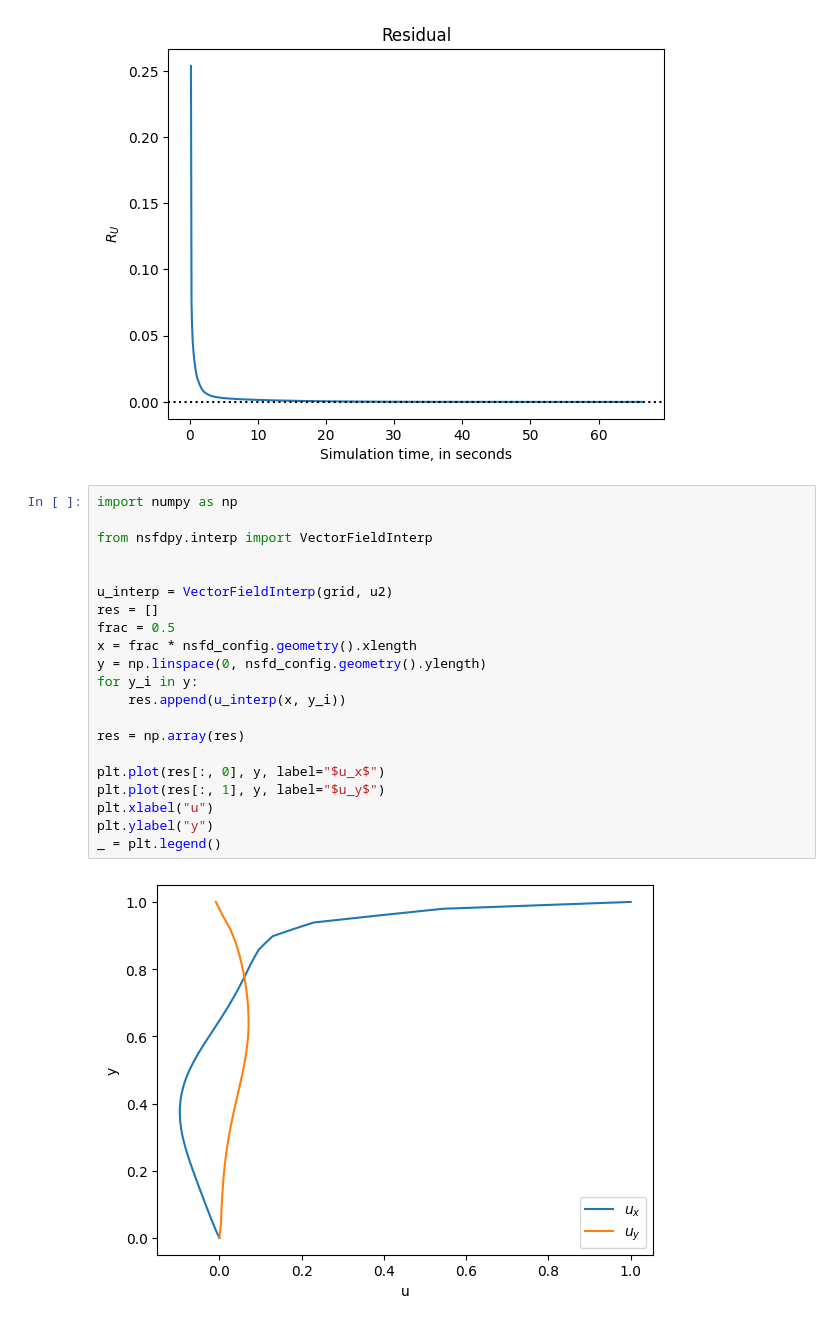
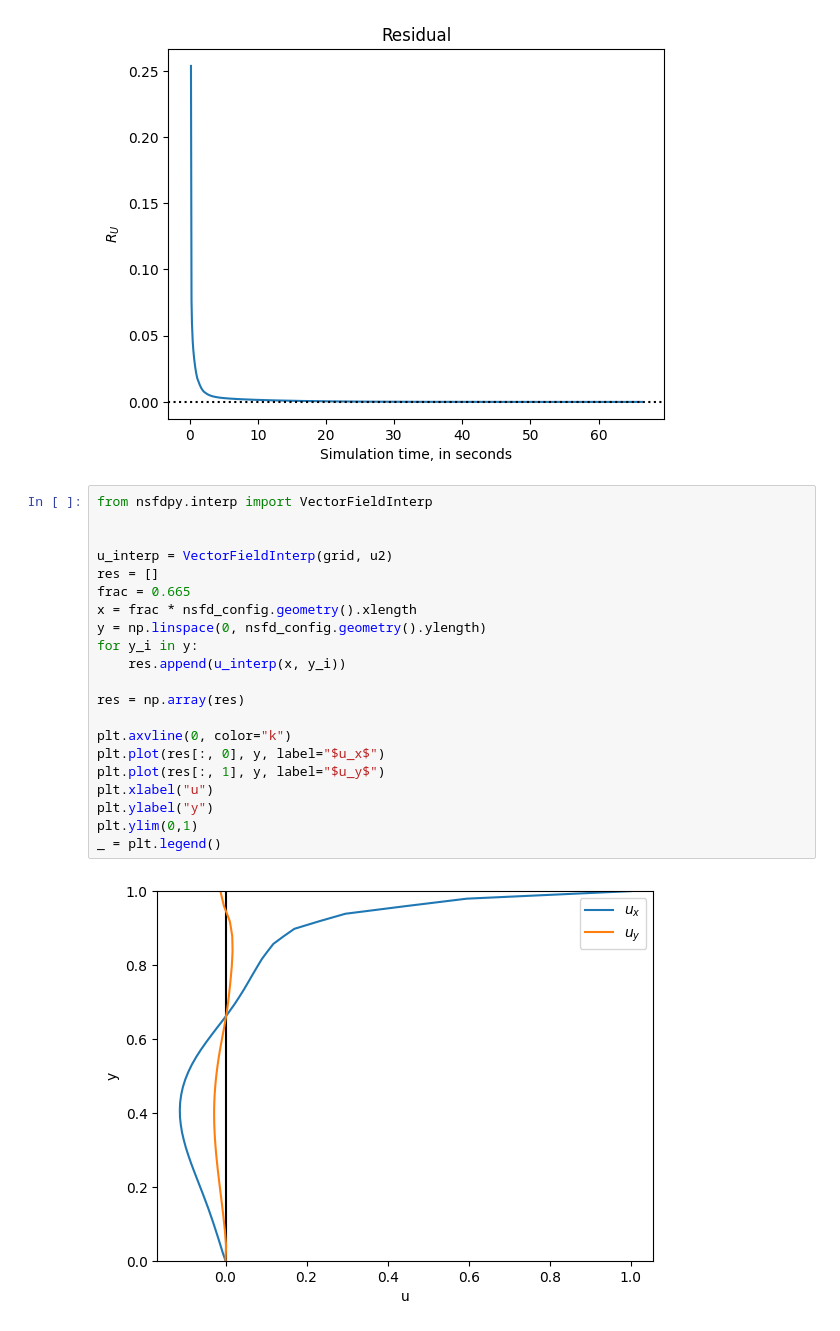
Before and after one commit to mmdski/nsfdpy, a Jupyter notebook: notebooks/cavity.ipynb, the cells around one changed output. Cells and saved outputs as stored; diff of their text form.

```diff
--- a/notebooks/cavity.ipynb
+++ b/notebooks/cavity.ipynb
@@ -66,28 +74,28 @@ _ = plt.title("Residual")
 # %% [output]
 [figure]
 # %%
-import numpy as np
-
 from nsfdpy.interp import VectorFieldInterp
 
 
 u_interp = VectorFieldInterp(grid, u2)
 res = []
-frac = 0.5
+frac = 0.665
 x = frac * nsfd_config.geometry().xlength
 y = np.linspace(0, nsfd_config.geometry().ylength)
 for y_i in y:
     res.append(u_interp(x, y_i))
 
 res = np.array(res)
 
+plt.axvline(0, color="k")
 plt.plot(res[:, 0], y, label="$u_x$")
 plt.plot(res[:, 1], y, label="$u_y$")
 plt.xlabel("u")
 plt.ylabel("y")
+plt.ylim(0,1)
 _ = plt.legend()
 # %% [output]
-[figure, old version]
+[figure, new version]
 # %%
 frac = np.interp(0, res[1:,0], y[1:])
 u_interp = VectorFieldInterp(grid, u2)
```
Also changed, not shown: parts of 3 cells of this notebook, 4 other files.
